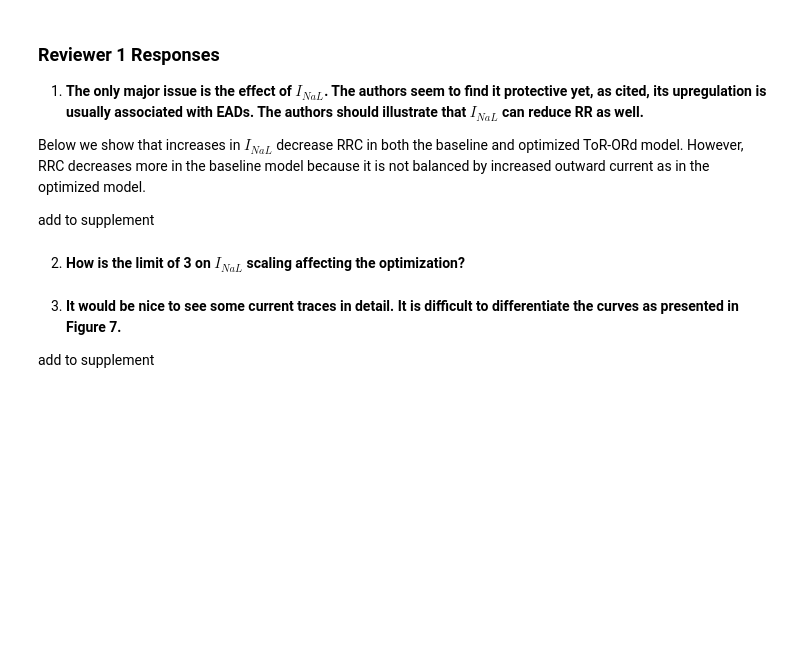
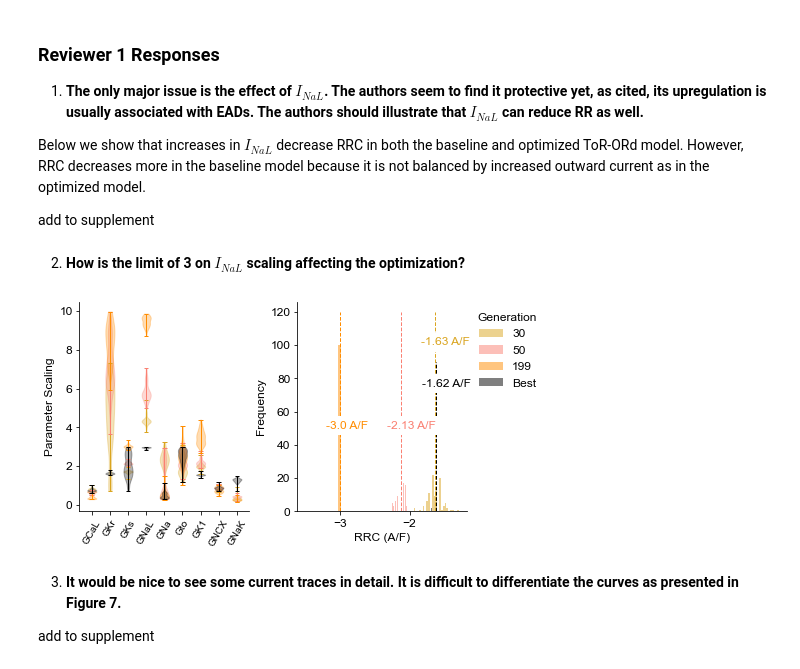
Before and after one commit to Christini-Lab/rrc-conductance-profile, a Jupyter notebook: reviewer_response.ipynb, the cells around one changed output. Drawn from its saved outputs; the diff is of its cells as text; code cells hidden in the pictures; blank space fills up the shorter version.

```diff
--- a/reviewer_response.ipynb
+++ b/reviewer_response.ipynb
@@ -2,19 +2,18 @@
 # Reply to Reviewers
 # %%
 # Import Functions
-from important_functions import get_last_ap, get_torord_phys_data
 import pandas as pd
 import matplotlib.pyplot as plt
 from matplotlib.gridspec import GridSpec
 import pickle
 import numpy as np
 
-plt.rcParams['font.size'] = 18
+plt.rcParams['font.size'] = 12
+plt.rcParams["font.family"] = "Arial"
 plt.rcParams['axes.spines.right'] = False
 plt.rcParams['axes.spines.top'] = False
 plt.rcParams['savefig.transparent'] = True
 plt.rcParams['figure.constrained_layout.use'] = True
-plt.rcParams['legend.frameon'] = 'False'
 
 # Load Datasets
 data_path = './data'
@@ -35,6 +34,74 @@ Below we show that increases in $I_{NaL}$ decrease RRC in both the baseline and
 add to supplement
 # %% [markdown]
 2. **How is the limit of 3 on $I_{NaL}$ scaling affecting the optimization?**
+# %%
+data_path = '../new_ga_data/data/'
+all_trials = pd.read_csv(data_path+'all_trials.csv')
+all_trials_old = pd.read_csv('./data/all_data.csv.bz2')
+fig2_data = all_trials[(all_trials['gen']==0) | (all_trials['gen']==50) | (all_trials['gen']==199)]
+fig2_data = fig2_data[fig2_data['rrc']!=5.000000e+07]
+fig2_data = fig2_data[['gen', 'trial', 'fitness', 'rrc', 't', 'v', 'cai']]
+best_data = all_trials[(all_trials['fitness']==0) & (all_trials['total_morph_error']==0) & (all_trials['total_feature_error']==0)]
+best_data.reset_index(inplace=True)
+# %%
+# MAKE PLOT
+fig, axs1 = plt.subplots(1, 2, figsize = (7,3.5), constrained_layout = True)
+gens = [30, 50, 199]
+labels = [str(gen) for gen in gens]
+colors = ['goldenrod', 'salmon','darkorange']
+
+for g in range(0, len(gens)):
+    data = all_trials[(all_trials['gen']==gens[g])].sort_values(by=['fitness']).reset_index().iloc[0:100]
+    #data = all_trials[(all_trials['gen']==gens[g])]
+    violin = axs1[0].violinplot(data.filter(like = 'multiplier'))
+    axs1[1].hist(-data['rrc']*10, color = colors[g], bins = 25, label = labels[g], alpha = 0.5)
+    mean_rrc = np.mean(-data['rrc']*10)
+    axs1[1].plot([mean_rrc, mean_rrc], [0, 120], color = colors[g], linestyle = 'dashed', linewidth= 1)
+    if g == 0:
+        height = 100
+    else:
+        height = 50
+    axs1[1].annotate(str(round(mean_rrc,2))+' A/F', ((mean_rrc)-0.2,height), bbox=dict(boxstyle="square,pad=0.3", fc="white", ec="white", lw=2), color = colors[g])
+
+    for vp in violin['bodies']:
+        vp.set_facecolor(colors[g])
+        vp.set_edgecolor(colors[g])
+
+    for partname in ('cbars','cmins','cmaxes'):
+        vp = violin[partname]
+        vp.set_edgecolor(colors[g])
+        vp.set_linewidth(1)
+
+
+#data = all_trials_old[(all_trials_old['gen']==99)].sort_values(by=['fitness']).reset_index().iloc[0:100]
+data = pd.read_csv('./data/best_data.csv.bz2')
+violin = axs1[0].violinplot(data.filter(like = 'multiplier'))
+axs1[1].hist(-data['rrc'].iloc[0:80]*10, color = 'black', bins = 25, alpha = 0.5, label = 'Best')
+mean_rrc = np.mean(-data['rrc']*10)
+axs1[1].plot([mean_rrc, mean_rrc], [0, 90], color = 'black', linestyle = 'dashed', linewidth= 1)
+axs1[1].annotate(str(round(mean_rrc,2))+' A/F', ((mean_rrc)-0.2,75), bbox=dict(boxstyle="square,pad=0.3", fc="white", ec="white", lw=2), color = 'black')
+
+for vp in violin['bodies']:
+    vp.set_facecolor('black')
+    vp.set_edgecolor('black')
+
+for partname in ('cbars','cmins','cmaxes'):
+    vp = violin[partname]
+    vp.set_edgecolor('black')
+    vp.set_linewidth(1)
+
+axs1[0].set_ylabel('Parameter Scaling')
+axs1[0].set_xticks(list(range(1, 10)))
+axs1[0].set_xticklabels(['GCaL', 'GKr', 'GKs', 'GNaL', 'GNa', 'Gto', 'GK1', 'GNCX', 'GNaK'], rotation = 60, fontsize = 10);
+
+axs1[1].set_ylabel('Frequency')
+axs1[1].set_xlabel('RRC (A/F)')
+axs1[1].legend(bbox_to_anchor = (1,1), frameon=False, title = 'Generation')
+
+plt.savefig(figures_path+'figR3.pdf', trasparent=True)
+plt.savefig(figures_path+'figR3.png', trasparent=True)
+# %% [output]
+[figure, added]
 # %% [markdown]
 3. **<span style="color:black">It would be nice to see some current traces in detail. It is difficult to differentiate the curves as presented in Figure 7.<span style="color:black">**
 
```
Also changed, not shown: 4 other files.
